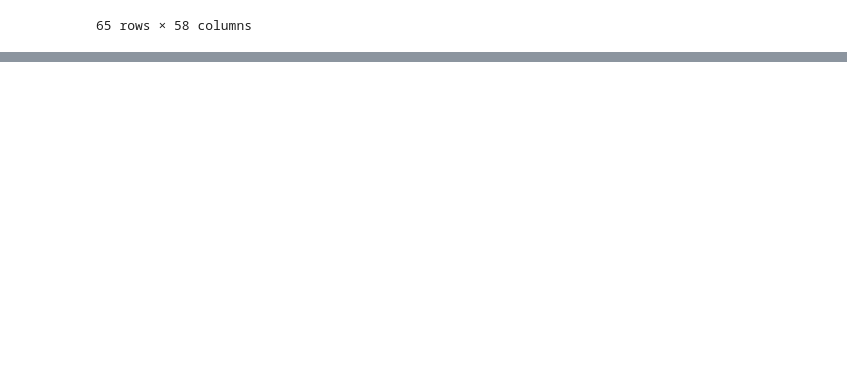
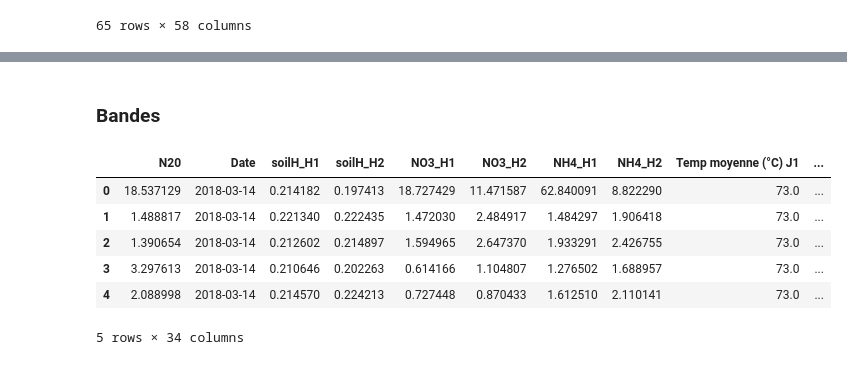
Before and after one commit to drylse/fil_rouge, a Jupyter notebook: pretraitement.ipynb, the cells around one changed output, grey strips where cells are left out. Saved outputs shown, nothing was run; the diff lists cells and outputs as text; code cells hidden in the pictures; blank space fills up the shorter version.

```diff
--- a/pretraitement.ipynb
+++ b/pretraitement.ipynb
@@ -772,0 +801,33 @@ data.to_csv("data_pretraite.csv", sep=";")
+# %%
+# J_list = [3,7,21,30]
+J_list = [1,7,30]
+
+# Temp moyenne & Humidité moyenne (%)
+for i, j in enumerate(J_list) :
+    data_svm = pd.merge(data_svm, rolling_by(meteo, ['Temp moyenne (°C)', 'Humidité moyenne (%)'], j, lambda x: x.mean()), on='Date')
+    data_svm.rename(columns={data_svm.columns[-2]: "Temp moyenne (°C) J" + str(j)}, inplace=True)
+    data_svm.rename(columns={data_svm.columns[-1]: "Humidité moyenne (%) J" + str(j)}, inplace=True)
+
+#Pluie (mm) & ETP Penman (mm)
+for i, j in enumerate(J_list) :
+    data_svm = pd.merge(data_svm, rolling_by(meteo, ['Pluie (mm)', 'ETP Penman (mm)'], j, lambda x: x.sum()), on='Date')
+    data_svm.rename(columns={data_svm.columns[-2]: "Sum Pluie (mm) J" + str(j)}, inplace=True)
+    data_svm.rename(columns={data_svm.columns[-1]: "Sum ETP Penman (mm) J" + str(j)}, inplace=True)
+
+#Humidité max (%) & Temp max
+for i, j in enumerate(J_list) :
+    data_svm = pd.merge(data_svm, rolling_by(meteo, ['Humidité max (%)'], j, lambda x: x.mean()), on='Date')
+    data_svm.rename(columns={data_svm.columns[-2]: "Humidité max (%) J" + str(j)}, inplace=True)
+    # data_svm.rename(columns={data_svm.columns[-1]: "Temp max J" + str(j)}, inplace=True)
+
+#Humidité min (%) & Temp min
+for i, j in enumerate(J_list) :
+    data_svm = pd.merge(data_svm, rolling_by(meteo, ['Humidité min (%)', 'Temp min'], j, lambda x: x.mean()), on='Date')
+    data_svm.rename(columns={data_svm.columns[-2]: "Sum Humidité min (%) J" + str(j)}, inplace=True)
+    data_svm.rename(columns={data_svm.columns[-1]: "Temp min J" + str(j)}, inplace=True)
+
+# data_svm.describe()
+# %%
+# print(data_svm.columns[[20]])
+data_svm = data_svm.drop(data_svm.columns[[20]], axis=1) #  présence NA
+# print(data_svm.isna().sum())
@@ -772,0 +854,20 @@ data.to_csv("data_pretraite.csv", sep=";")
+# %% [markdown]
+### Bandes
+# %%
+from sklearn.preprocessing import OneHotEncoder
+
+Bande = data_svm.Bande
+encoder = OneHotEncoder(sparse=False)
+encoded_data = encoder.fit_transform(Bande.values.reshape(-1, 1))
+encodage_df = pd.DataFrame(encoded_data, columns=Bande.unique())
+data_svm = pd.concat([data_svm, encodage_df], axis=1)
+data_svm = data_svm.drop(data_svm.columns[[2]], axis=1) # Drop la colonne bande qui ne sert plus
+data_svm.head()
+# %% [output]
+|  | N20 | Date | soilH_H1 | soilH_H2 | NO3_H1 | NO3_H2 | NH4_H1 | NH4_H2 | Temp moyenne (°C) J1 | ... |
+| 0 | 18.537129 | 2018-03-14 | 0.214182 | 0.197413 | 18.727429 | 11.471587 | 62.840091 | 8.822290 | 73.0 | ... |
+| 1 | 1.488817 | 2018-03-14 | 0.221340 | 0.222435 | 1.472030 | 2.484917 | 1.484297 | 1.906418 | 73.0 | ... |
+| 2 | 1.390654 | 2018-03-14 | 0.212602 | 0.214897 | 1.594965 | 2.647370 | 1.933291 | 2.426755 | 73.0 | ... |
+| 3 | 3.297613 | 2018-03-14 | 0.210646 | 0.202263 | 0.614166 | 1.104807 | 1.276502 | 1.688957 | 73.0 | ... |
+| 4 | 2.088998 | 2018-03-14 | 0.214570 | 0.224213 | 0.727448 | 0.870433 | 1.612510 | 2.110141 | 73.0 | ... |
+5 rows × 34 columns
```
Also changed, not shown: parts of 12 cells of this notebook, 3 other files.
